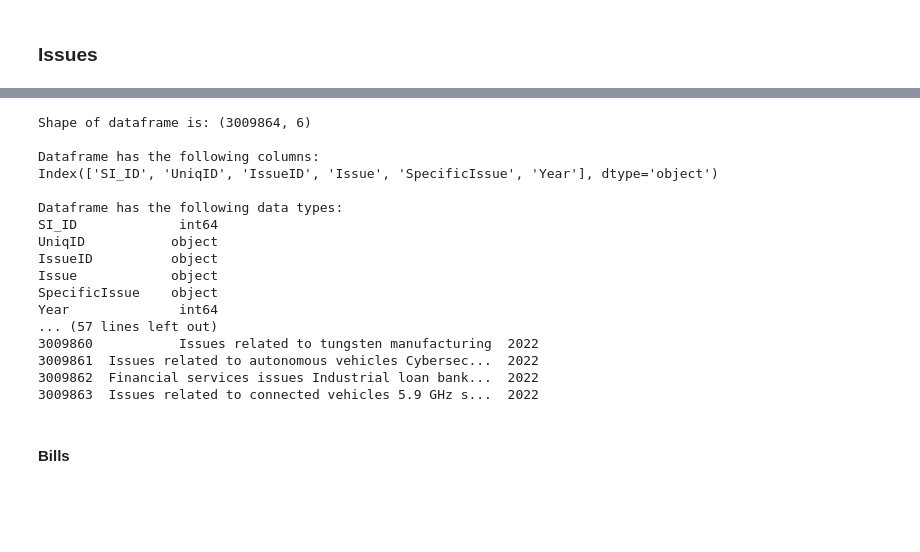
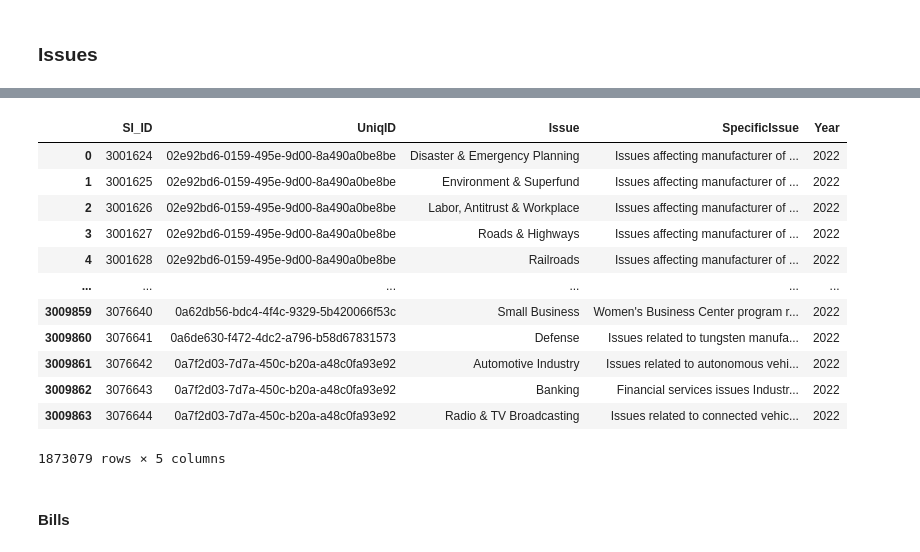
Before and after one commit to deerhjorth/master_thesis25, a Jupyter notebook: data_cleaning.ipynb, the cells around one changed output, grey strips where cells are left out. Cells and saved outputs as stored; diff of their text form; code cells hidden in the pictures; blank space fills up the shorter version.

Commit message:
restructuring code + creating new tables

```diff
--- a/data_cleaning.ipynb
+++ b/data_cleaning.ipynb
@@ -336,33 +233,30 @@ From (redirected): https://drive.google.com/uc?export=download&id=18-D_vW4dAHJlv
 To: /Users/kristianmadslangrud/Documents/GitHub/master_thesis25/lob_issue.csv
-# %%
-glimpse(df_issue)
-# %% [output]
-Shape of dataframe is: (3009864, 6)
-
-Dataframe has the following columns:
-Index(['SI_ID', 'UniqID', 'IssueID', 'Issue', 'SpecificIssue', 'Year'], dtype='object')
-
-Dataframe has the following data types:
-SI_ID             int64
-UniqID           object
-IssueID          object
-Issue            object
-SpecificIssue    object
-Year              int64
-... (57 lines left out)
-3009860           Issues related to tungsten manufacturing  2022
-3009861  Issues related to autonomous vehicles Cybersec...  2022
-3009862  Financial services issues Industrial loan bank...  2022
-3009863  Issues related to connected vehicles 5.9 GHz s...  2022
 # %%
 # Only including records after 2011.
 df_issue = df_issue[df_issue['Year'] >= 2011]
 
 # Retrieving records with missing values for SpecificIssue
 specific_issue_missing = df_issue[df_issue['SpecificIssue'].isna()]
 
 # Imputing missing values in SpecificIssue column with value from Issue column.
 df_issue['SpecificIssue'] = df_issue['SpecificIssue'].fillna(df_issue['Issue'])
+
+# Dropping IssueID column as this has no value for our analysis.
+df_issue.drop('IssueID',axis=1)
+# %% [output]
+|  | SI_ID | UniqID | Issue | SpecificIssue | Year |
+| 0 | 3001624 | 02e92bd6-0159-495e-9d00-8a490a0be8be | Disaster & Emergency Planning | Issues affecting manufacturer of ... | 2022 |
+| 1 | 3001625 | 02e92bd6-0159-495e-9d00-8a490a0be8be | Environment & Superfund | Issues affecting manufacturer of ... | 2022 |
+| 2 | 3001626 | 02e92bd6-0159-495e-9d00-8a490a0be8be | Labor, Antitrust & Workplace | Issues affecting manufacturer of ... | 2022 |
+| 3 | 3001627 | 02e92bd6-0159-495e-9d00-8a490a0be8be | Roads & Highways | Issues affecting manufacturer of ... | 2022 |
+| 4 | 3001628 | 02e92bd6-0159-495e-9d00-8a490a0be8be | Railroads | Issues affecting manufacturer of ... | 2022 |
+| ... | ... | ... | ... | ... | ... |
+| 3009859 | 3076640 | 0a62db56-bdc4-4f4c-9329-5b420066f53c | Small Business | Women's Business Center program r... | 2022 |
+| 3009860 | 3076641 | 0a6de630-f472-4dc2-a796-b58d67831573 | Defense | Issues related to tungsten manufa... | 2022 |
+| 3009861 | 3076642 | 0a7f2d03-7d7a-450c-b20a-a48c0fa93e92 | Automotive Industry | Issues related to autonomous vehi... | 2022 |
+| 3009862 | 3076643 | 0a7f2d03-7d7a-450c-b20a-a48c0fa93e92 | Banking | Financial services issues Industr... | 2022 |
+| 3009863 | 3076644 | 0a7f2d03-7d7a-450c-b20a-a48c0fa93e92 | Radio & TV Broadcasting | Issues related to connected vehic... | 2022 |
+1873079 rows × 5 columns
 # %% [markdown]
 #### Bills
 # %%
```
Also changed, not shown: parts of 42 cells of this notebook, 1 other file.
